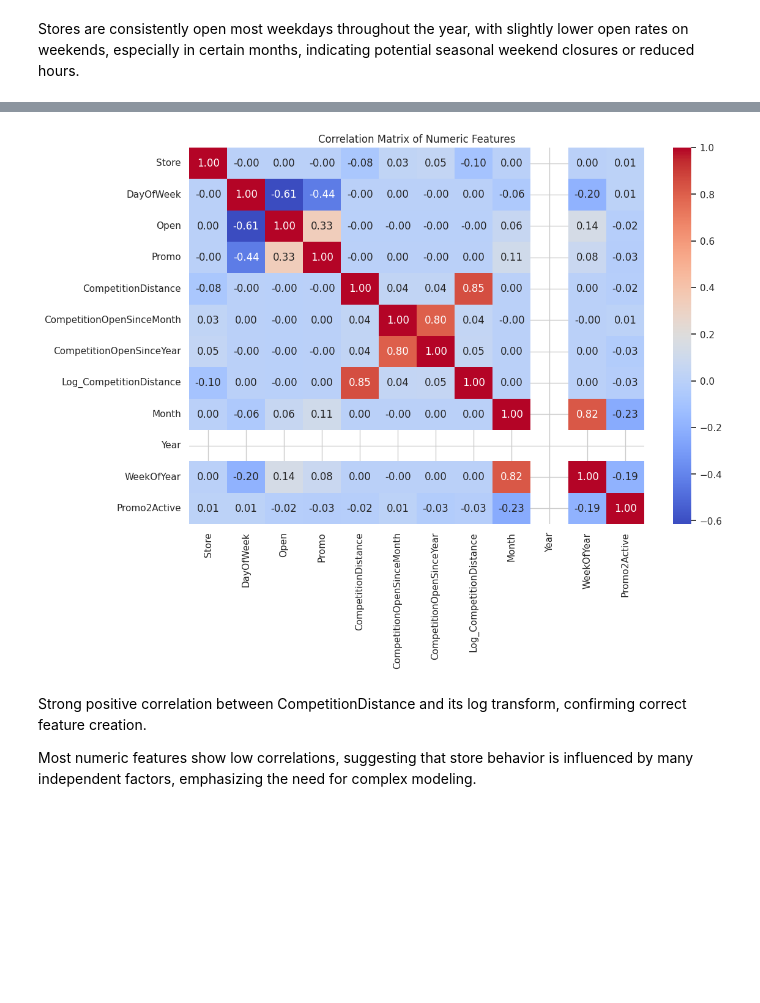
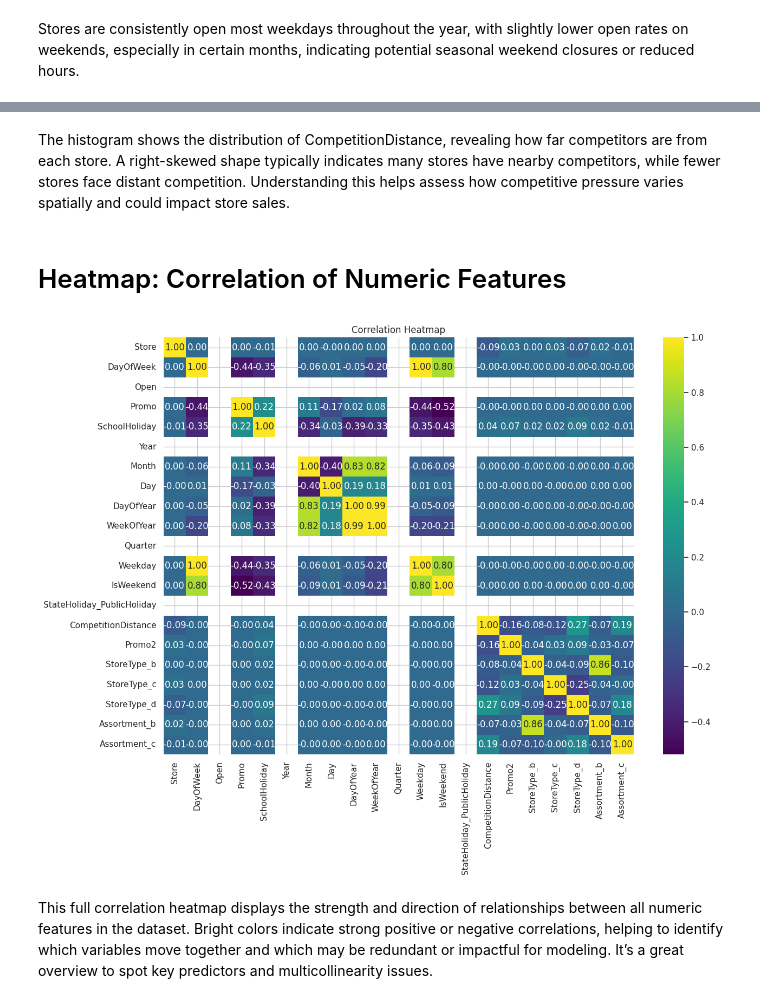
Before and after one commit to Mahak0602/Nexthikes-Project-6, a Jupyter notebook: Nexthikes_project_6 notebook-1.ipynb, the cells around one changed output, grey strips where cells are left out. Cells and saved outputs as stored; diff of their text form; code cells hidden in the pictures; blank space fills up the shorter version.

```diff
--- a/Nexthikes_project_6 notebook-1.ipynb
+++ b/Nexthikes_project_6 notebook-1.ipynb
@@ -822,18 +766,0 @@ plt.show()
-# %%
-iqr_multiplier = 1.0  # or try 0.75
-for col in cols:
-    Q1 = df5_cleaned[col].quantile(0.25)
-    Q3 = df5_cleaned[col].quantile(0.75)
-    IQR = Q3 - Q1
-    lower = Q1 - iqr_multiplier * IQR
-    upper = Q3 + iqr_multiplier * IQR
-    df5= df5_cleaned[(df5_cleaned[col] >= lower) & (df5_cleaned[col] <= upper)]
-# %%
-df5['Log_CompetitionDistance'] = np.log1p(df5['CompetitionDistance'])
-
-# Plot the transformed boxplot
-plt.figure(figsize=(6, 5))
-sns.boxplot(y=df5['Log_CompetitionDistance'], color='lightgreen')
-plt.title("Boxplot of Log-Transformed CompetitionDistance")
-plt.ylabel("Log(CompetitionDistance + 1)")
-plt.show()
@@ -1092,0 +953,8 @@ plt.show()
+# %%
+df4['StoreType'] = df4[['StoreType_b', 'StoreType_c', 'StoreType_d']].idxmax(axis=1).str[-1].fillna('a')
+sns.countplot(x='StoreType', data=df4)
+plt.title("Distribution of Store Types")
+plt.xlabel("Store Type (a-d)")
+plt.ylabel("Number of Days")
+plt.grid()
+plt.show()
@@ -1092,0 +967,8 @@ plt.show()
+# %%
+df4['Assortment'] = df4[['Assortment_b', 'Assortment_c']].idxmax(axis=1).str[-1].fillna('a')
+sns.countplot(x='Assortment', data=df4)
+plt.title("Distribution of Assortment Types")
+plt.xlabel("Assortment Type (a-c)")
+plt.ylabel("Number of Days")
+plt.grid()
+plt.show()
@@ -1105,14 +1032,11 @@ Index(['Id', 'Store', 'DayOfWeek', 'Open', 'Promo', 'CompetitionDistance',
+# %% [markdown]
+The histogram shows the distribution of CompetitionDistance, revealing how far competitors are from each store. A right-skewed shape typically indicates many stores have nearby competitors, while fewer stores face distant competition. Understanding this helps assess how competitive pressure varies spatially and could impact store sales.
+# %% [markdown]
+#  Heatmap: Correlation of Numeric Features
 # %%
-correlation_matrix = df5.drop(columns=['Id']).corr(numeric_only=True)
-
-# Plot heatmap
-plt.figure(figsize=(12, 8))
-sns.heatmap(correlation_matrix, annot=True, fmt=".2f", cmap='coolwarm')
-plt.title("Correlation Matrix of Numeric Features")
+plt.figure(figsize=(14, 10))
+sns.heatmap(df4.corr(numeric_only=True), annot=True, fmt=".2f", cmap='viridis')
+plt.title('Correlation Heatmap')
 plt.show()
 # %% [output]
-[figure, old version]
+[figure, new version]
-# %% [markdown]
-Strong positive correlation between CompetitionDistance and its log transform, confirming correct feature creation.
-
-Most numeric features show low correlations, suggesting that store behavior is influenced by many independent factors, emphasizing the need for complex modeling.
@@ -1126,0 +1043,2 @@ for col in label_cols:
+# %% [markdown]
+This full correlation heatmap displays the strength and direction of relationships between all numeric features in the dataset. Bright colors indicate strong positive or negative correlations, helping to identify which variables move together and which may be redundant or impactful for modeling. It’s a great overview to spot key predictors and multicollinearity issues.
```
Also changed, not shown: parts of 140 cells of this notebook.
